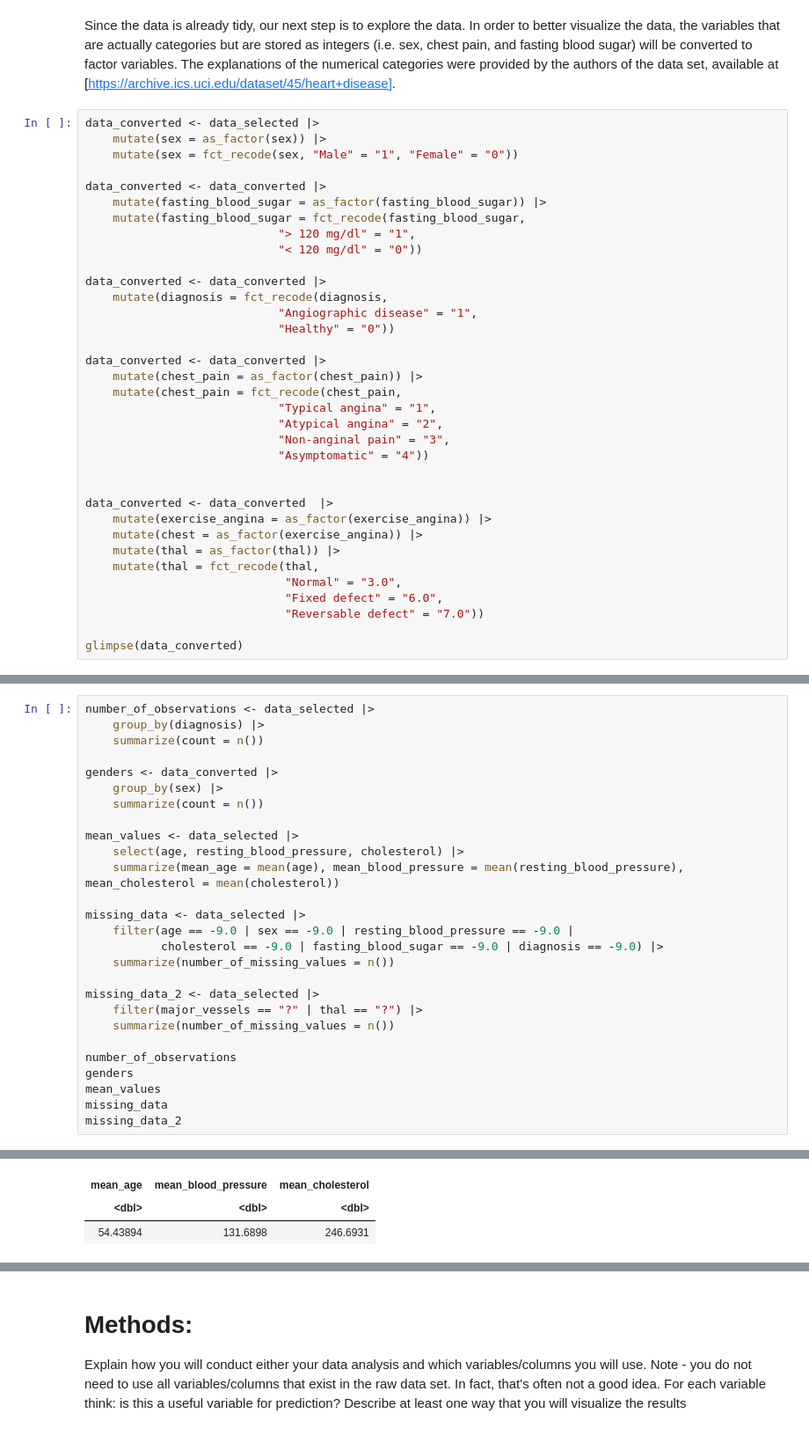
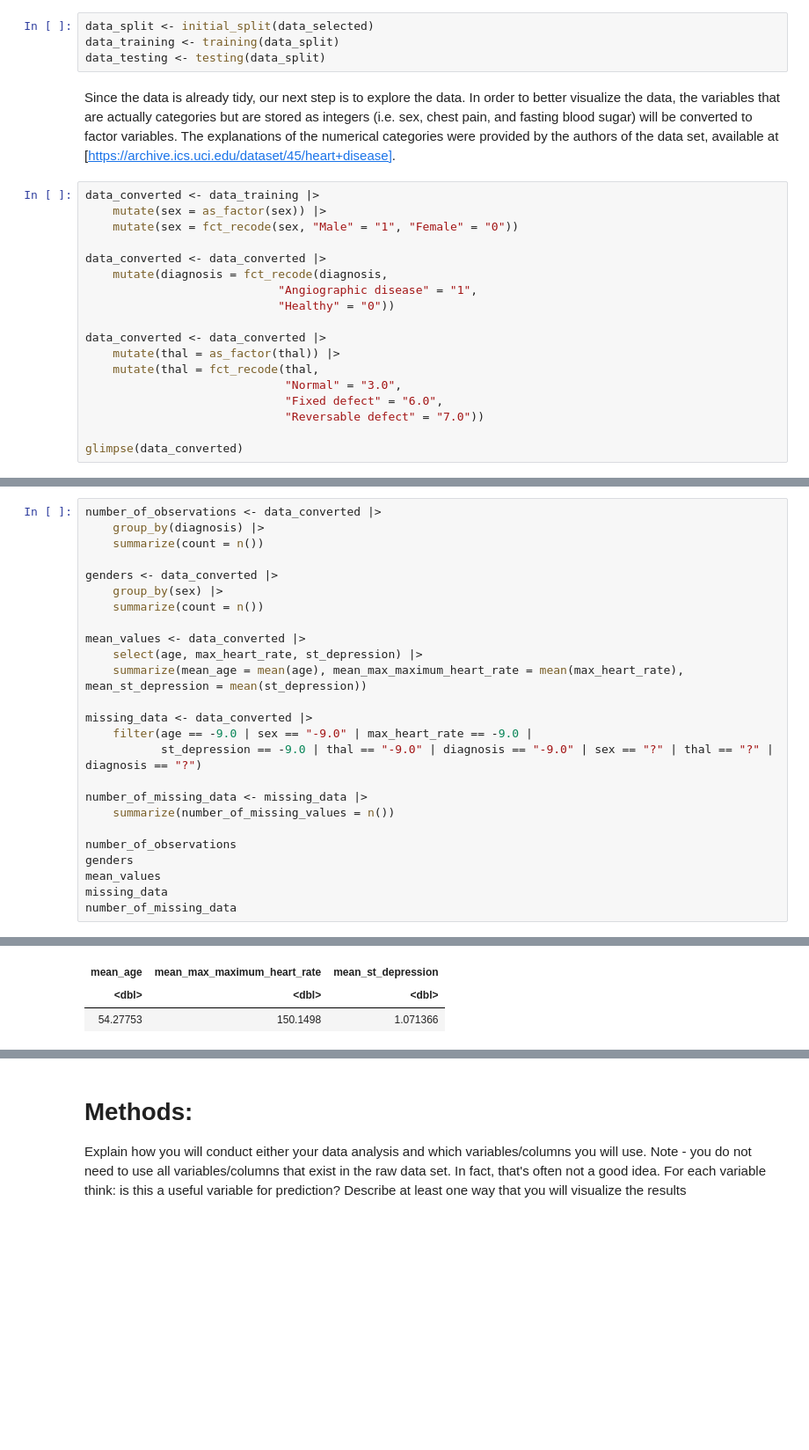
Before and after one commit to goete/Heart-Disease-Prediction-Modelling, a Jupyter notebook: proposal.ipynb, the cells around one changed output, grey strips where cells are left out. Shown at 88% size. Saved outputs shown, nothing was run; the diff lists cells and outputs as text; blank space fills up the shorter version.

```diff
--- a/proposal.ipynb
+++ b/proposal.ipynb
@@ -63,15 +49,13 @@ $ diagnosis              <fct> 0, 1, 1, 0, 0, 0, 1, 0, 1, 1, 0, 0, 1, 0, 0, 0,
+# %%
+data_split <- initial_split(data_selected)
+data_training <- training(data_split)
+data_testing <- testing(data_split)
 # %% [markdown]
 Since the data is already tidy, our next step is to explore the data. In order to better visualize the data, the variables that are actually categories but are stored as integers (i.e. sex, chest pain, and fasting blood sugar) will be converted to factor variables. The explanations of the numerical categories were provided by the authors of the data set, available at [https://archive.ics.uci.edu/dataset/45/heart+disease].
 # %%
-data_converted <- data_selected |>
+data_converted <- data_training |>
     mutate(sex = as_factor(sex)) |>
     mutate(sex = fct_recode(sex, "Male" = "1", "Female" = "0"))
-
-data_converted <- data_converted |>
-    mutate(fasting_blood_sugar = as_factor(fasting_blood_sugar)) |>
-    mutate(fasting_blood_sugar = fct_recode(fasting_blood_sugar,
-                            "> 120 mg/dl" = "1",
-                            "< 120 mg/dl" = "0"))
 
 data_converted <- data_converted |>
     mutate(diagnosis = fct_recode(diagnosis,
@@ -79,17 +63,6 @@ data_converted <- data_converted |>
                             "Healthy" = "0"))
 
 data_converted <- data_converted |>
-    mutate(chest_pain = as_factor(chest_pain)) |>
-    mutate(chest_pain = fct_recode(chest_pain,
-                            "Typical angina" = "1",
-                            "Atypical angina" = "2",
-                            "Non-anginal pain" = "3",
-                            "Asymptomatic" = "4"))
-
-
-data_converted <- data_converted  |>
-    mutate(exercise_angina = as_factor(exercise_angina)) |>
-    mutate(chest = as_factor(exercise_angina)) |>
     mutate(thal = as_factor(thal)) |>
     mutate(thal = fct_recode(thal,
                              "Normal" = "3.0",
@@ -120,5 +84,5 @@ Here we see that the data values were successfully renamed. Now we will summariz
 # %%
-number_of_observations <- data_selected |>
+number_of_observations <- data_converted |>
     group_by(diagnosis) |>
     summarize(count = n())
 
@@ -126,24 +90,22 @@ genders <- data_converted |>
     group_by(sex) |>
     summarize(count = n())
 
-mean_values <- data_selected |>
-    select(age, resting_blood_pressure, cholesterol) |>
-    summarize(mean_age = mean(age), mean_blood_pressure = mean(resting_blood_pressure), mean_cholesterol = mean(cholesterol))
+mean_values <- data_converted |>
+    select(age, max_heart_rate, st_depression) |>
+    summarize(mean_age = mean(age), mean_max_maximum_heart_rate = mean(max_heart_rate), mean_st_depression = mean(st_depression))
 
-missing_data <- data_selected |>
-    filter(age == -9.0 | sex == -9.0 | resting_blood_pressure == -9.0 |
-           cholesterol == -9.0 | fasting_blood_sugar == -9.0 | diagnosis == -9.0) |>
-    summarize(number_of_missing_values = n())
+missing_data <- data_converted |>
+    filter(age == -9.0 | sex == "-9.0" | max_heart_rate == -9.0 |
+           st_depression == -9.0 | thal == "-9.0" | diagnosis == "-9.0" | sex == "?" | thal == "?" | diagnosis == "?")
 
-missing_data_2 <- data_selected |>
-    filter(major_vessels == "?" | thal == "?") |>
+number_of_missing_data <- missing_data |>
     summarize(number_of_missing_values = n())
 
 number_of_observations
 genders
 mean_values
 missing_data
-missing_data_2
+number_of_missing_data
 # %% [output]
 A tibble: 2 × 2
 | diagnosis | count |
@@ -158,4 +120,4 @@ A tibble: 2 × 2
 A tibble: 1 × 3
-| mean_age | mean_blood_pressure | mean_cholesterol |
+| mean_age | mean_max_maximum_heart_rate | mean_st_depression |
 | <dbl> | <dbl> | <dbl> |
-| 54.43894 | 131.6898 | 246.6931 |
+| 54.27753 | 150.1498 | 1.071366 |
```
Also changed, not shown: parts of 14 cells of this notebook.
